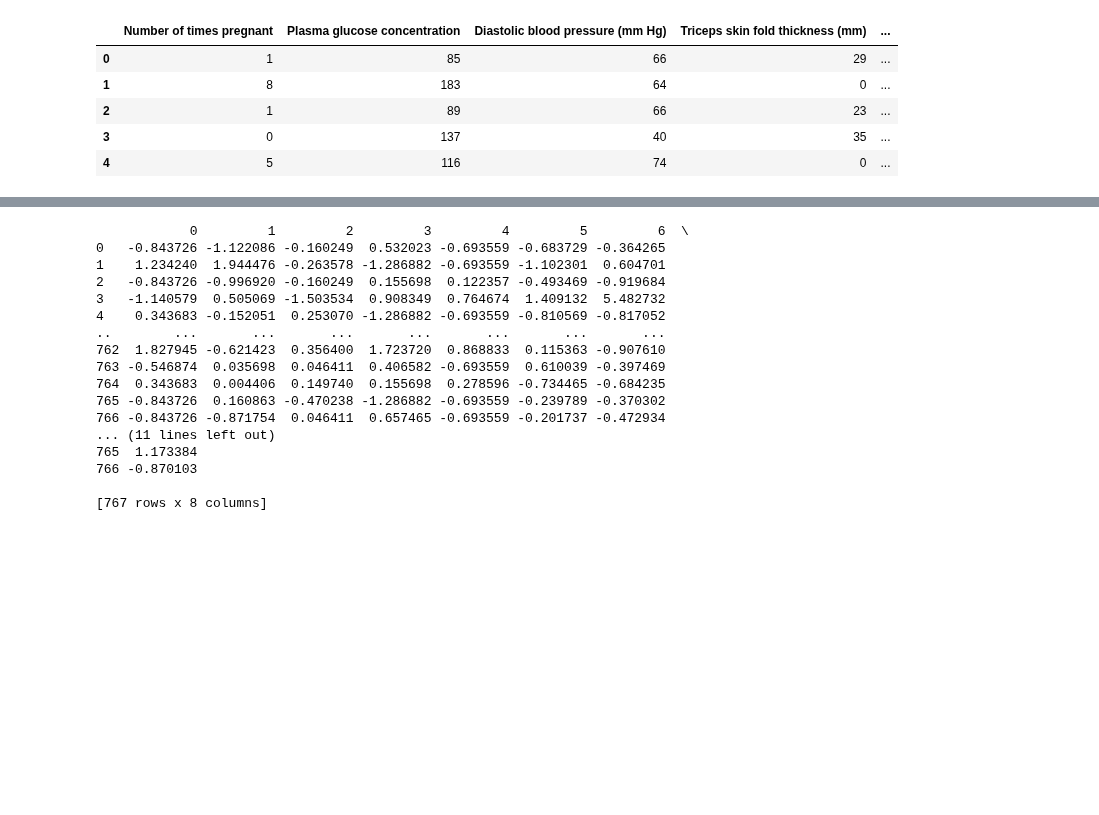
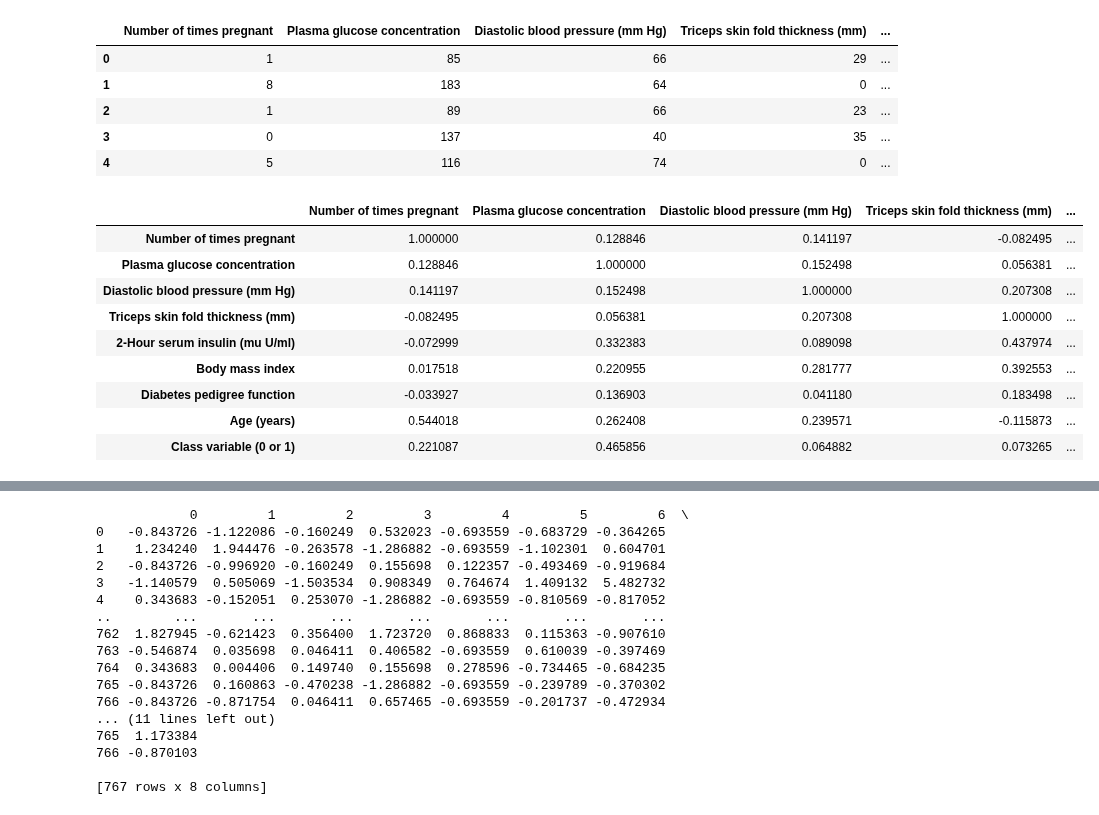
Before and after one commit to bickramjitbasu09/Deep-Learning, a Jupyter notebook: Pimas_Indians_Diabetes_Deep_Learning.ipynb, the cells around one changed output, grey strips where cells are left out. Cells and saved outputs as stored; diff of their text form; code cells hidden in the pictures; blank space fills up the shorter version.

```diff
--- a/Pimas_Indians_Diabetes_Deep_Learning.ipynb
+++ b/Pimas_Indians_Diabetes_Deep_Learning.ipynb
@@ -53,3 +53,16 @@ data.head()
 | 2 | 1 | 89 | 66 | 23 | ... |
 | 3 | 0 | 137 | 40 | 35 | ... |
 | 4 | 5 | 116 | 74 | 0 | ... |
+# %%
+data.corr()
+# %% [output]
+|  | Number of times pregnant | Plasma glucose concentration | Diastolic blood pressure (mm Hg) | Triceps skin fold thickness (mm) | ... |
+| Number of times pregnant | 1.000000 | 0.128846 | 0.141197 | -0.082495 | ... |
+| Plasma glucose concentration | 0.128846 | 1.000000 | 0.152498 | 0.056381 | ... |
+| Diastolic blood pressure (mm Hg) | 0.141197 | 0.152498 | 1.000000 | 0.207308 | ... |
+| Triceps skin fold thickness (mm) | -0.082495 | 0.056381 | 0.207308 | 1.000000 | ... |
+| 2-Hour serum insulin (mu U/ml) | -0.072999 | 0.332383 | 0.089098 | 0.437974 | ... |
+| Body mass index | 0.017518 | 0.220955 | 0.281777 | 0.392553 | ... |
+| Diabetes pedigree function | -0.033927 | 0.136903 | 0.041180 | 0.183498 | ... |
+| Age (years) | 0.544018 | 0.262408 | 0.239571 | -0.115873 | ... |
+| Class variable (0 or 1) | 0.221087 | 0.465856 | 0.064882 | 0.073265 | ... |
```
Also changed, not shown: parts of 7 cells of this notebook.
